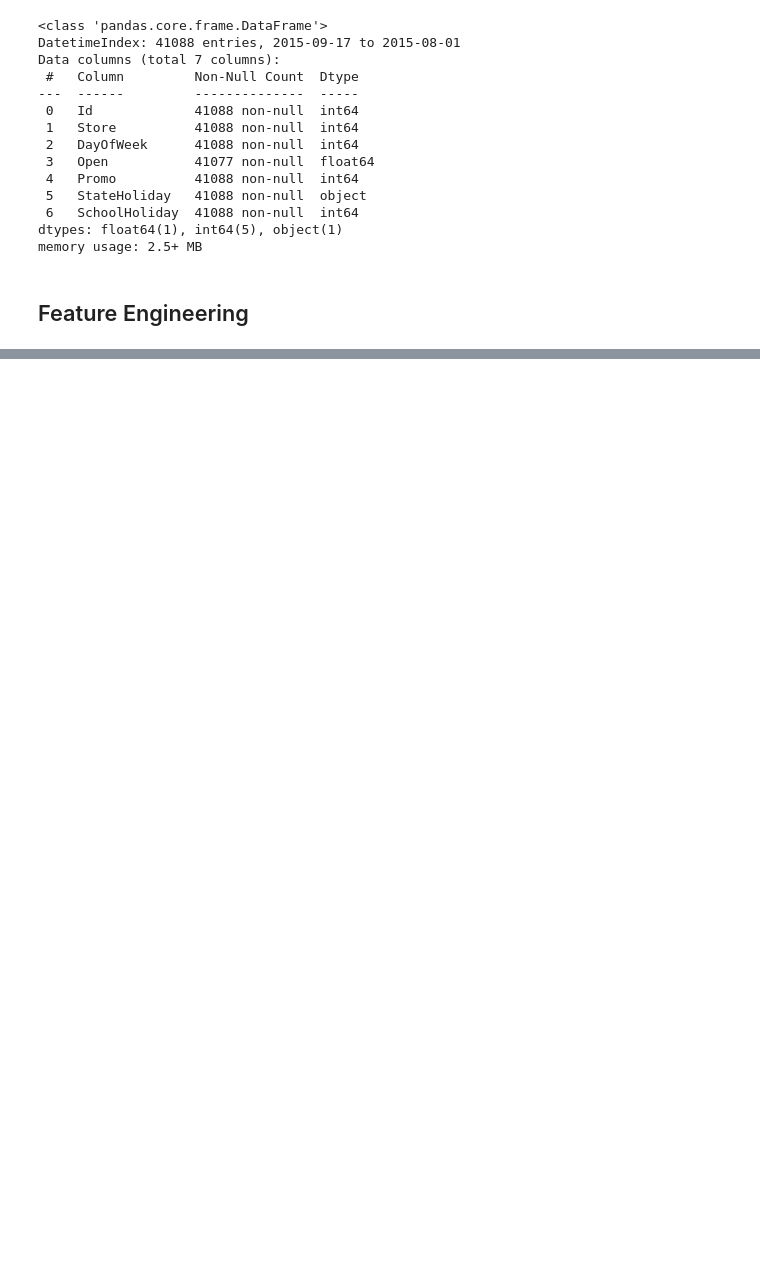
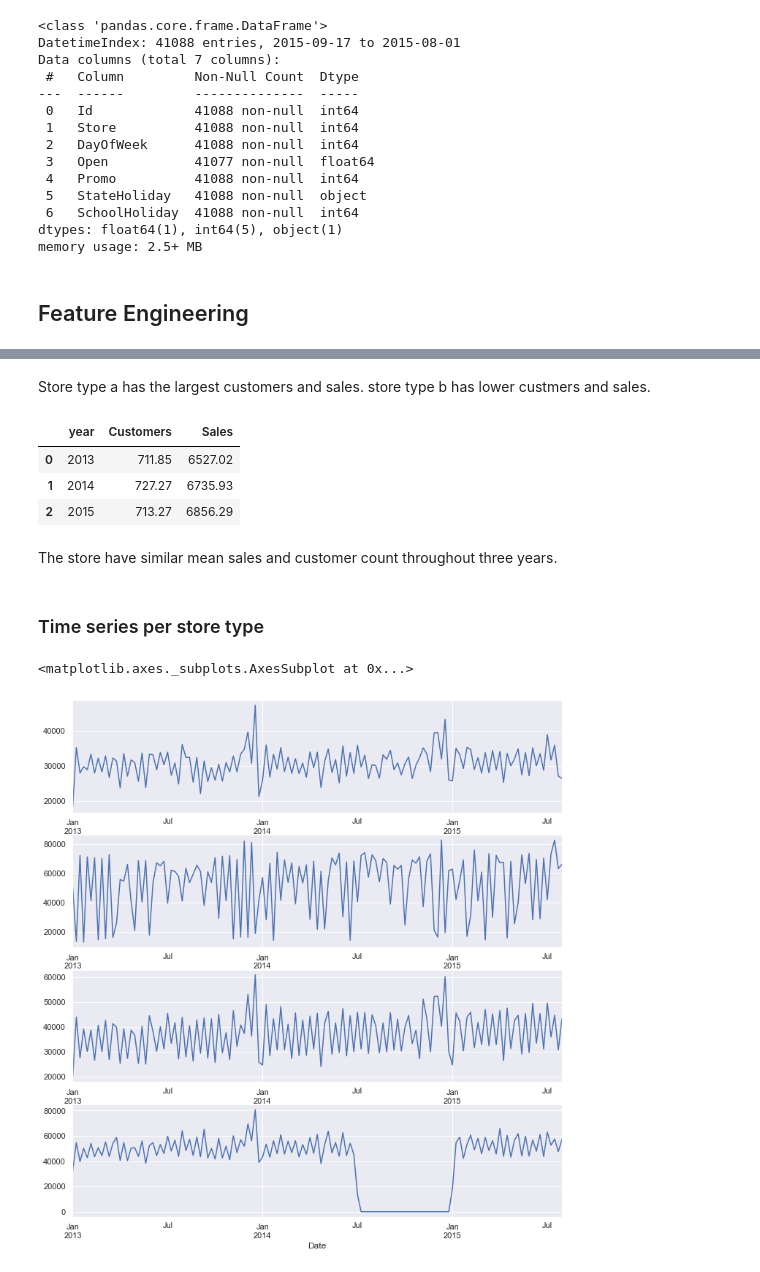
Before and after one commit to Samrawit02/Pharmaceutical-Sales-prediction, a Jupyter notebook: notebook/EDA.ipynb, the cells around one changed output, grey strips where cells are left out. Saved outputs shown, nothing was run; the diff lists cells and outputs as text; code cells hidden in the pictures; blank space fills up the shorter version.

```diff
--- a/notebook/EDA.ipynb
+++ b/notebook/EDA.ipynb
@@ -469,7 +476,8 @@ cleaner.show_cols_mixed_dtypes(data_store)
 # %% [output]
 None of the columns contain mixed types.
 # %%
-cleaner.drop_duplicate(data_store)
+clean_store_data =cleaner.drop_duplicate(data_store)
+clean_store_data
 # %% [output]
 |  | Store | StoreType | Assortment | CompetitionDistance | CompetitionOpenSinceMonth | CompetitionOpenSinceYear | ... |
 | 0 | 1 | c | a | 1270.00 | 9.00 | 2008.00 | ... |
@@ -528,0 +540,6 @@ memory usage: 2.5+ MB
+# %%
+clean_train_data['year'] = clean_train_data.index.year
+clean_train_data['month'] = clean_train_data.index.month
+clean_train_data['day'] = clean_train_data.index.day
+clean_train_data['weekOfYear'] = clean_train_data.index.weekofyear
+clean_train_data['dayOfWeek'] = clean_train_data.index.dayofweek
@@ -528,0 +621,5 @@ memory usage: 2.5+ MB
+# %%
+# merging store_df and train_df
+
+data_train_store = pd.merge(clean_train_data.reset_index(), clean_store_data, how = 'inner', on = 'Store').set_index("Date")
+data_train_store.head()
@@ -528,0 +651,2 @@ memory usage: 2.5+ MB
+# %%
+df = data_train_store.copy()
@@ -528,0 +674,41 @@ memory usage: 2.5+ MB
+# %% [markdown]
+Store type a has the largest customers and sales. store type b has lower custmers and sales.
+# %%
+date_df = df.groupby('year').agg({'Customers': 'mean', 'Sales': 'mean'})
+date_df = date_df.reset_index()
+date_df.head()
+# %% [output]
+|  | year | Customers | Sales |
+| 0 | 2013 | 711.85 | 6527.02 |
+| 1 | 2014 | 727.27 | 6735.93 |
+| 2 | 2015 | 713.27 | 6856.29 |
+# %% [markdown]
+The store have similar mean sales and customer count throughout three years.
+# %% [markdown]
+### Time series per store type
+# %%
+df['Sales'] = df['Sales'] * 1.0
+
+data_train_type_a = df[df.StoreType == 'a']
+data_train_type_b = df[df.StoreType == 'b']
+data_train_type_c = df[df.StoreType == 'c']
+data_train_type_d = df[df.StoreType == 'd']
+
+
+def sample_stores(data):
+    return data[data.Store == data.sample()['Store'].values[0]]
+
+sales_a = sample_stores(data_train_type_a)['Sales']
+sales_b = sample_stores(data_train_type_b)['Sales']
+sales_c = sample_stores(data_train_type_c)['Sales']
+sales_d = sample_stores(data_train_type_d)['Sales']
+
+f, (ax1, ax2, ax3, ax4) = plt.subplots(4, figsize = (12, 13))
+
+sales_a.resample('W').sum().plot(ax = ax1)
+sales_b.resample('W').sum().plot(ax = ax2)
+sales_c.resample('W').sum().plot(ax = ax3)
+sales_d.resample('W').sum().plot(ax = ax4)
+# %% [output]
+<matplotlib.axes._subplots.AxesSubplot at 0x...>
+[figure, added]
```
Also changed, not shown: parts of 47 cells of this notebook, 15 other files.
